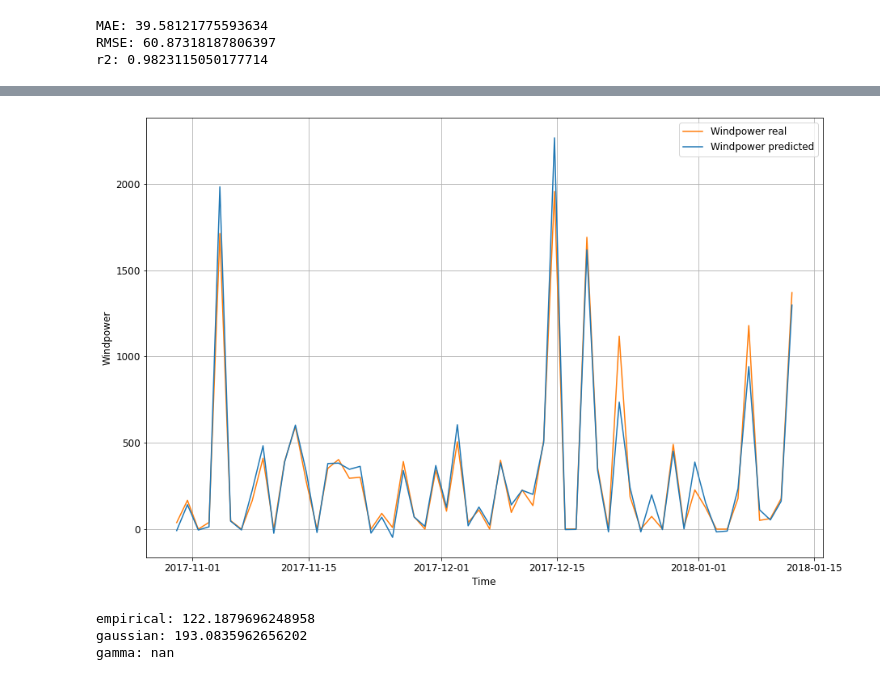
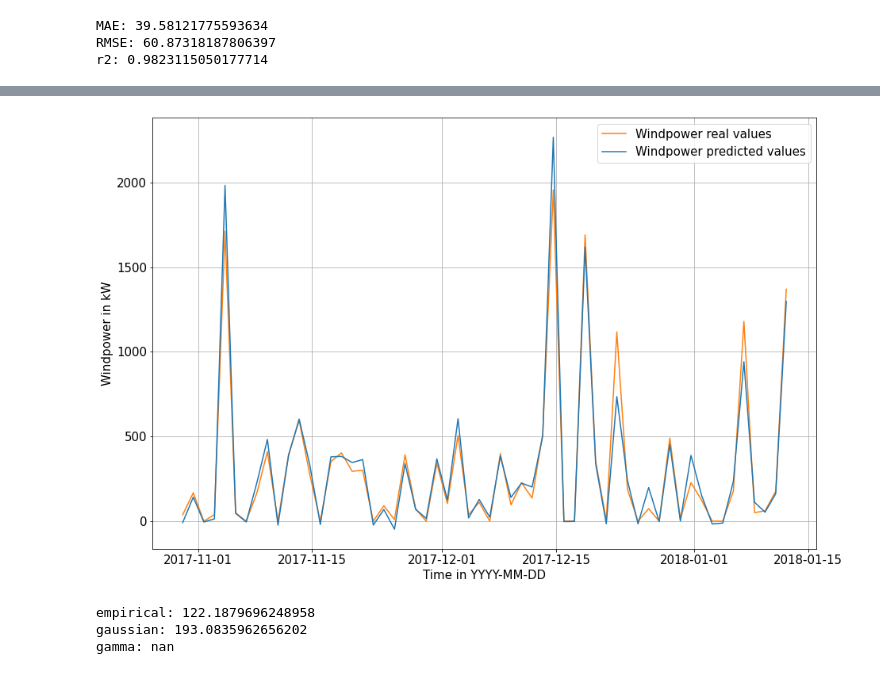
Before and after one commit to jo997/BA-WindPowerForecasting, a Jupyter notebook: thesis/models/SVR final model.ipynb, the cells around one changed output, grey strips where cells are left out. Drawn from its saved outputs; the diff is of its cells as text; code cells hidden in the pictures.

```diff
--- a/thesis/models/SVR final model.ipynb
+++ b/thesis/models/SVR final model.ipynb
@@ -225,22 +228,22 @@ sort = data.sort_values(by=["Date_time"], inplace=False)
 time = sort["Date_time"]
 lasttwentyPecent = time.iloc[int(-43128):]
 # %%
-plt.rc('font', size=12)
+plt.rc('font', size=15)
 fig, ax = plt.subplots(figsize=(15, 10))
 
 x1 = lasttwentyPecent[::750]
 y1 = y_test[::750]
 y2 = rbf_predict[::750]
 
-ax.plot(x1, y1, color='tab:orange', label='Windpower real')
-ax.plot(x1, y2, color='tab:blue', label='Windpower predicted')
-ax.set_xlabel('Time')
-ax.set_ylabel('Windpower')
+ax.plot(x1, y1, color='tab:orange', label='Windpower real values')
+ax.plot(x1, y2, color='tab:blue', label='Windpower predicted values')
+ax.set_xlabel('Time in YYYY-MM-DD')
+ax.set_ylabel('Windpower in kW')
 ax.set_title('')
 ax.grid(True)
 ax.legend(loc='upper right');
 # %% [output]
-[figure, old version]
+[figure, new version]
 # %%
 # CRPS: a scalar, representing the mean CRPS for the data
 # https://pypi.org/project/ensverif/#description
```
Also changed, not shown: parts of 2 cells of this notebook, 27 other files.
